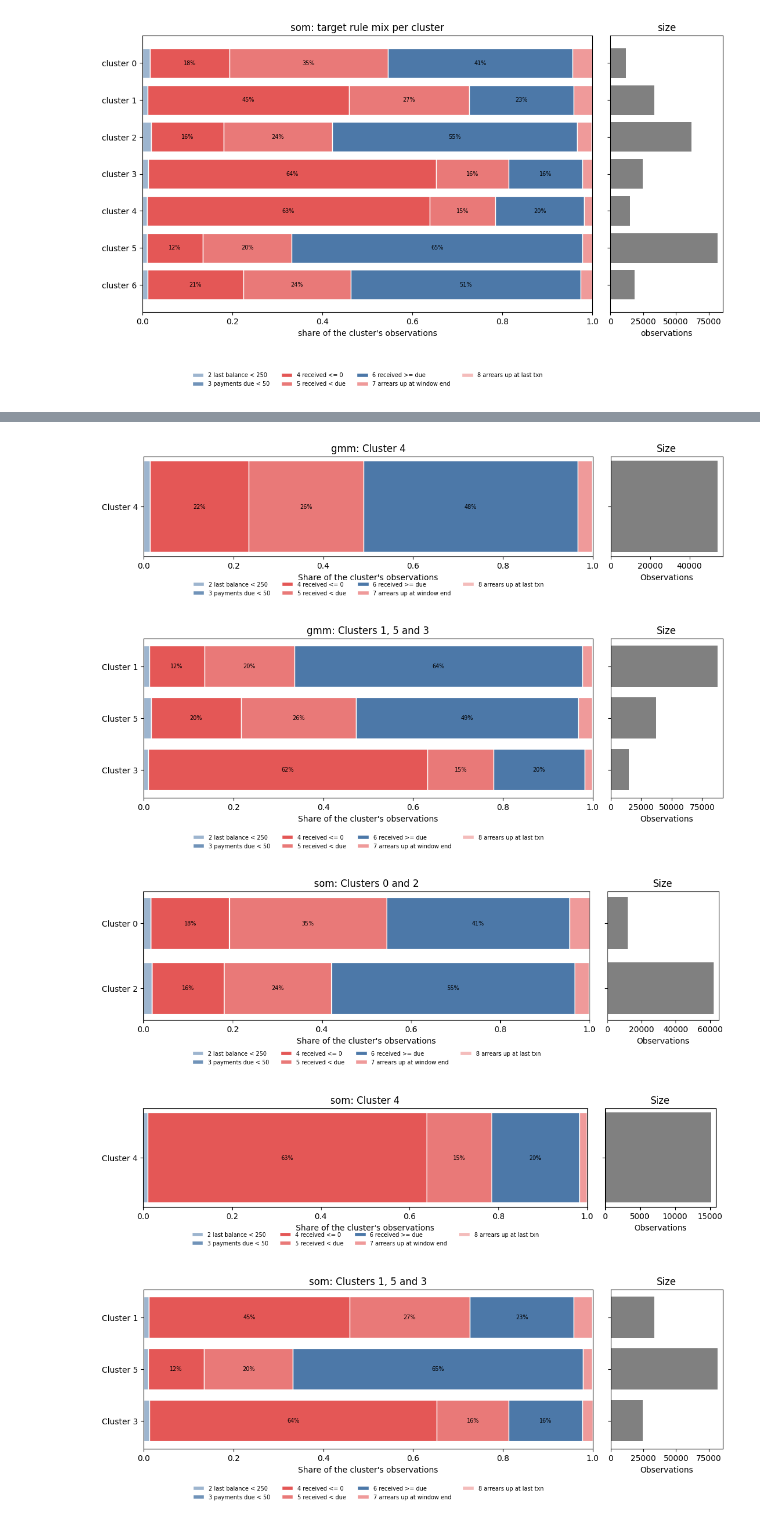
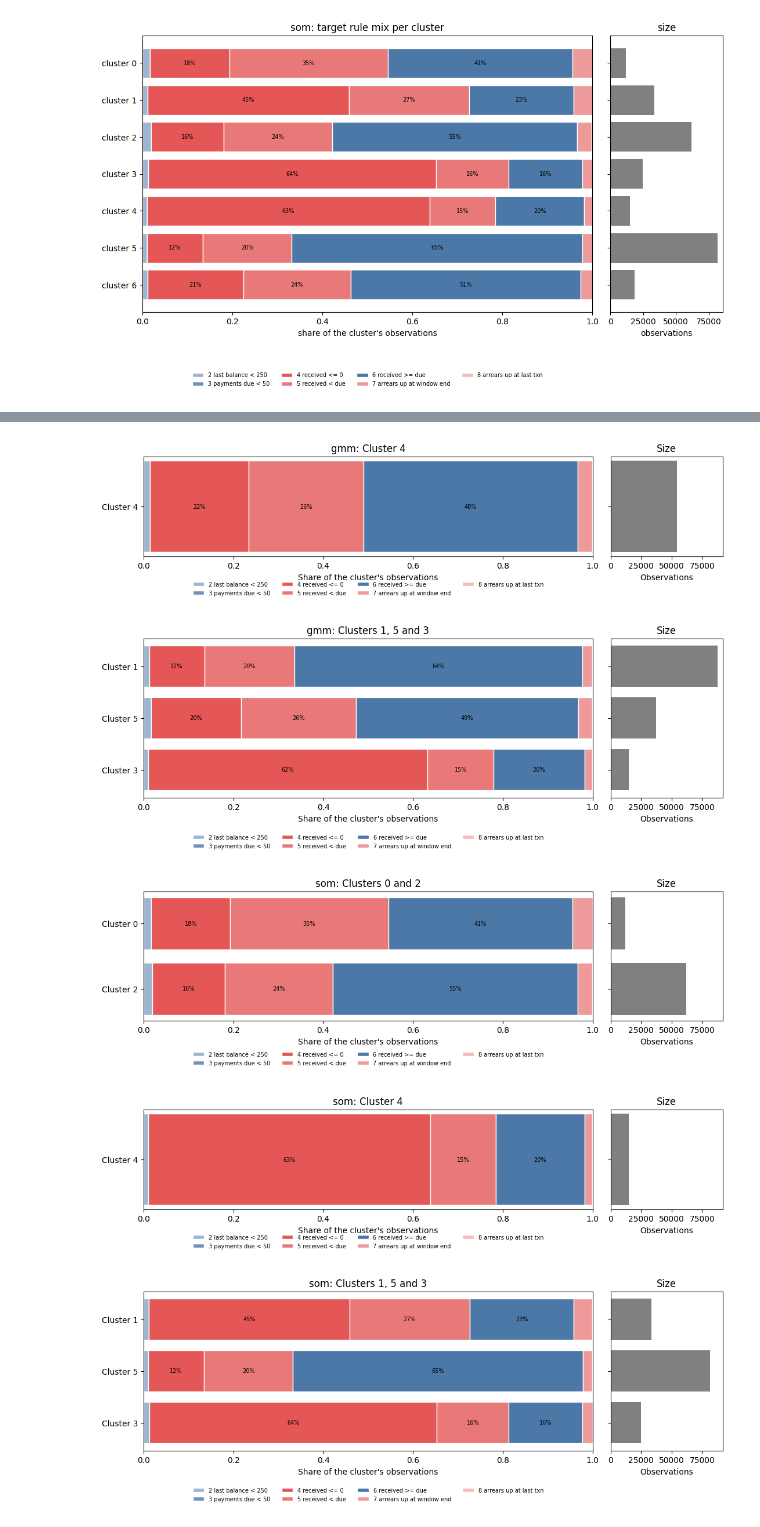
Before and after one commit to Trist4/MOR-assignment3, a Jupyter notebook: clustering_full_dataset.ipynb, the cells around one changed output, grey strips where cells are left out. Saved outputs shown, nothing was run; the diff lists cells and outputs as text; code cells hidden in the pictures.

Commit message:
Reset the axis for observation sizes

```diff
--- a/clustering_full_dataset.ipynb
+++ b/clustering_full_dataset.ipynb
@@ -1321,6 +1321,12 @@ for method, labels in profile_methods.items():
 [figure]
 [figure]
 # %%
+# Find the maximum cluster size across all methods
+MAX_OBSERVATIONS = max(
+    pd.Series(labels).value_counts().max()
+    for labels in profile_methods.values()
+) * 1.05
+
 # Group clusters into three separate figures
 CLUSTER_GROUPS = {
     "Clusters 0 and 2": [0, 2],
@@ -1412,6 +1418,7 @@ for method, labels in profile_methods.items():
             group_size,
             color="grey"
         )
+        ax2.set_xlim(0, MAX_OBSERVATIONS)
         ax2.set_xlabel("Observations")
         ax2.set_title("Size")
 
@@ -1425,5 +1432,5 @@ for method, labels in profile_methods.items():
-[figure, old version]
+[figure, new version]
 [figure]
-[figure, old version]
+[figure, new version]
-[figure, old version]
+[figure, new version]
-[figure, old version]
+[figure, new version]
```
Also changed, not shown: parts of 1 cell of this notebook.
